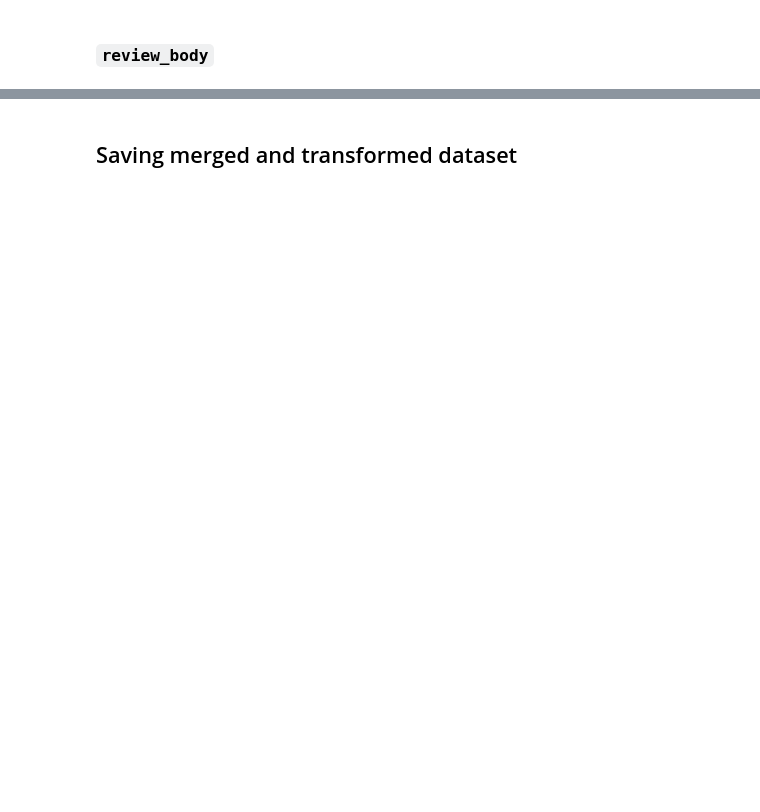
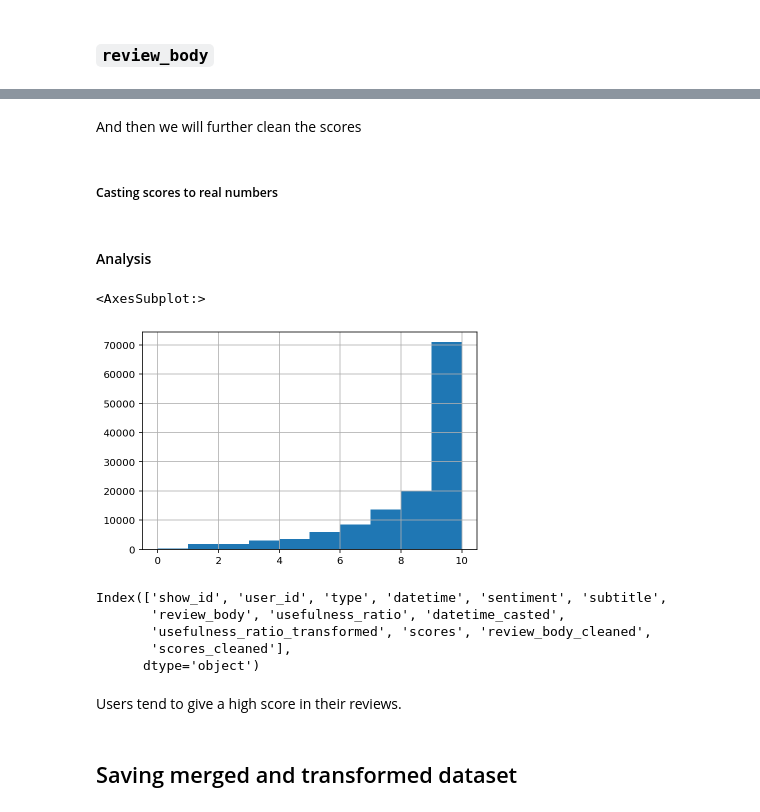
Before and after one commit to Extremesarova/shows_analysis, a Jupyter notebook: analysis/2_eda_transformation/eda_transformation.ipynb, the cells around one changed output, grey strips where cells are left out. Saved outputs shown, nothing was run; the diff lists cells and outputs as text; code cells hidden in the pictures; blank space fills up the shorter version.

```diff
--- a/analysis/2_eda_transformation/eda_transformation.ipynb
+++ b/analysis/2_eda_transformation/eda_transformation.ipynb
@@ -311,0 +399,4 @@ reviews_df["scores"] = scores
+# %%
+reviews_df["review_body_cleaned"] = clean_reviews_from_scores(
+    reviews, score_sentence_indices
+)
@@ -331,2 +432,43 @@ TBD
+# %%
+reviews_df["scores"] = reviews_df["scores"].str.replace(",", ".")
+# %% [markdown]
+And then we will further clean the scores
+# %%
+reviews_df["scores"] = (
+    reviews_df["scores"]
+    .str.replace("!", ".")
+    .str.replace("+", "")
+    .str.replace("из", "/")
+    .str.rstrip(".")
+    .str.lstrip(".")
+    .str.rstrip("…")
+    .str.replace(" / ", "/")
+    .str.replace(" /", "/")
+    .str.replace("/ ", "/")
+    .str.replace("//", "/")
+)
+# %% [markdown]
+##### Casting scores to real numbers
+# %%
+reviews_df["scores_cleaned"] = reviews_df["scores"].progress_apply(
+    lambda score: cast_score_to_float(score)
+)
+# %% [markdown]
+#### Analysis
+# %%
+reviews_df["scores_cleaned"].hist(bins=10)
+# %% [output]
+<AxesSubplot:>
+[figure, added]
+# %%
+reviews_df.columns
+# %% [output]
+Index(['show_id', 'user_id', 'type', 'datetime', 'sentiment', 'subtitle',
+       'review_body', 'usefulness_ratio', 'datetime_casted',
+       'usefulness_ratio_transformed', 'scores', 'review_body_cleaned',
+       'scores_cleaned'],
+      dtype='object')
+# %% [markdown]
+Users tend to give a high score in their reviews.
 # %% [markdown]
 ## Saving merged and transformed dataset
```
Also changed, not shown: parts of 48 cells of this notebook, 1 other file.
